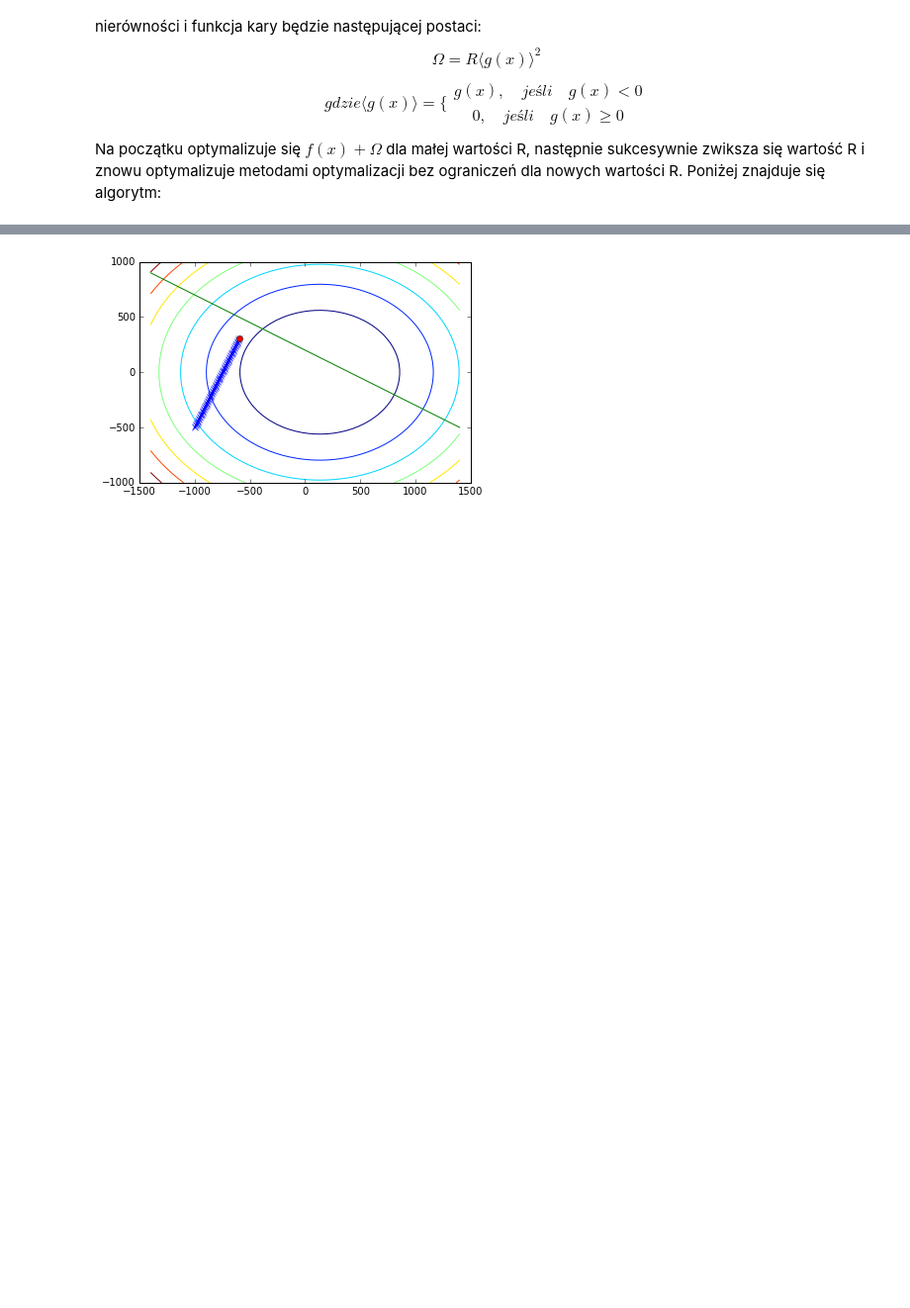
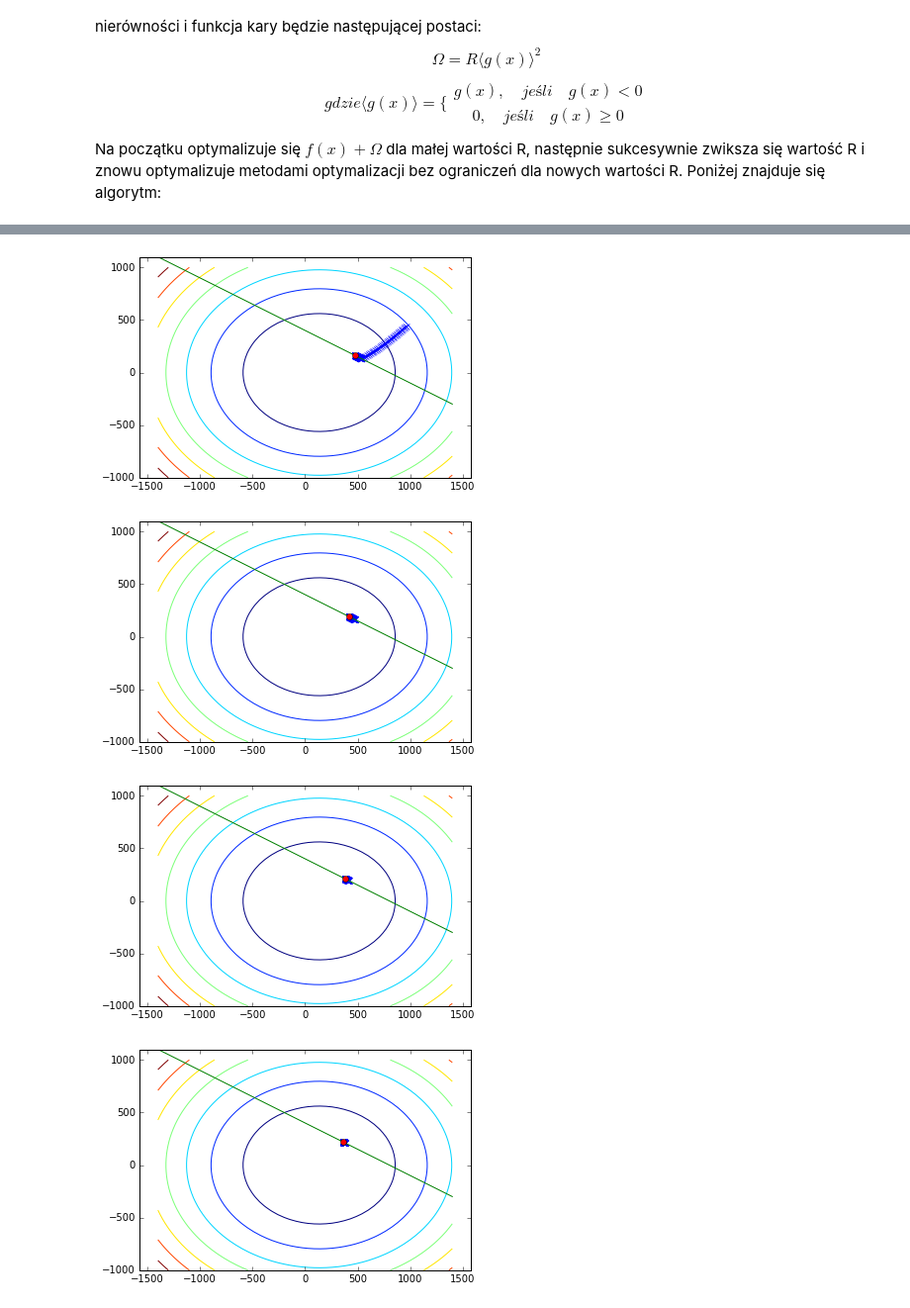
Before and after one commit to heolin/math_optimizations, a Jupyter notebook: Optimizations.ipynb, the cells around one changed output, grey strips where cells are left out. Shown at 99% size. Drawn from its saved outputs; the diff is of its cells as text; code cells hidden in the pictures; blank space fills up the shorter version.

```diff
--- a/Optimizations.ipynb
+++ b/Optimizations.ipynb
@@ -815,7 +815,6 @@ def get_gradient(f, x0, delta):
         grad[i] = get_1st_derivative(f, x0, delta_vect)
     return grad
 # %%
-M = 1000
 
 delta = 0.01
 alpha_max = 10
@@ -828,7 +827,7 @@ L = 1000000
 p, q = np.random.randint(-1500, 1500), np.random.randint(-1000, 1000)
 x0 = np.array([p, q])
 
-def get_min_cauchy(f, x0, e1, e2):
+def get_min_cauchy(f, x0, e1, e2, M=1000):
     X = np.array(x0)
     for k in xrange(M):
         grad = get_gradient(f, x0, delta)
@@ -1091,10 +1090,10 @@ g(x), \quad jeśli \quad g(x)<0 \\
 Na początku optymalizuje się $f(x)+\Omega$ dla małej wartości R, następnie sukcesywnie zwiksza się wartość R i znowu optymalizuje metodami optymalizacji bez ograniczeń dla nowych wartości R. Poniżej znajduje się algorytm:
 # %%
 def g(x):
-    return -0.05 * x[0] + -0.1 * x[1] + 20
+    return -0.05 * x[0] + -0.1 * x[1] + 40
 
 def gg(x):
-    return -0.5 * x + 200
+    return -0.5 * x + 400
 
 xmesh, ymesh = np.mgrid[-1400:1400:50j, -1000:1000:50j]
 
@@ -1104,8 +1103,9 @@ out[:, 0] = np.linspace(-1400, 1400, num=100)
 out[:, 1] = gg(np.linspace(-1400, 1400, num=100))
 
 f2mesh = g(np.array([xmesh, ymesh]))
+
 plt.plot(out.T[0], out.T[1], "r-")
 plt.axis("equal")
-plt.contour(xmesh, ymesh, f2mesh, range(-200, 200, 3))
+plt.contour(xmesh, ymesh, f2mesh, range(0, 200, 3))
 # %% [output]
 <matplotlib.contour.QuadContourSet at 0x...>
@@ -1113,27 +1135,59 @@ plt.contour(xmesh, ymesh, f2mesh, range(-200, 200, 3))
 # %%
 e1 = 0.0000001
-e2 = 0.0000001
+e2 = 0.001
 
-R = 2
+K = 2
 c = 1.1
 t = 0
 
-p = -1000#np.random.randint(-1500, 1500)
-q = -500#np.random.randint(g(p), 1000)
+p = np.random.randint(-1500, 1500)
+q = np.random.randint(gg(p), 1000)
+
 x0 = np.array([p, q])
-X = np.array(x0)
 
-def P(x0):
-    return g(x0)
-
-x0, X1 = get_min_cauchy(g, x0, e1, e2)
+last_value = None
+for t in xrange(10):
+    X = np.array(x0)
 
 
-plt.plot(X1.T[0], X1.T[1], "bx-")
-plt.plot(out.T[0], out.T[1], "g-")
-plt.plot(x0[0], x0[1], "ro")
-plt.axis("equal")
-plt.contour(xmesh, ymesh, fmesh)
-plt.show()
+    def RBase(x0):
+        if g(x0) > 0:
+            return g(x0)
+        else:
+            return 0
+
+    def R(x0):
+        if len(x0.shape) == 2:
+            result = []
+            for xx in x0.T:
+                result.append(RBase(xx))
+            return np.array(result)
+        else:
+            return RBase(x0)
+        return 0
+
+
+    def P(x0):
+        return f(x0) + K * R(x0) ** 2
+
+    x0, X1 = get_min_cauchy(P, x0, e1, e2, 200)
+
+    K *= c
+
+    if last_value:
+        if abs(P(x0) - last_value) <= e2:
+            break
+
+    last_value = P(x0)
+
+    plt.plot(X1.T[0], X1.T[1], "bx-")
+    plt.plot(out.T[0], out.T[1], "g-")
+    plt.plot(x0[0], x0[1], "ro")
+    plt.axis("equal")
+    plt.contour(xmesh, ymesh, fmesh)
+    plt.show()
 # %% [output]
-[figure, old version]
+[figure, new version]
+[figure, added]
+[figure, added]
+[figure, added]
```
Also changed, not shown: parts of 9 cells of this notebook.
